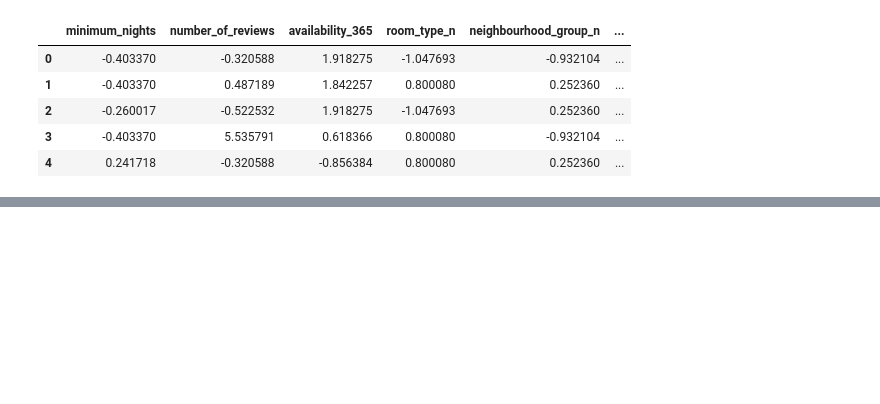
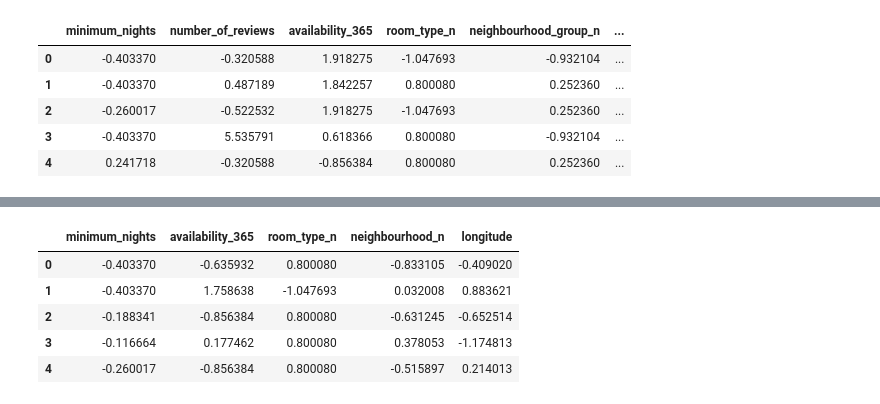
Before and after one commit to JLizon/JLL_machine-learning-python-template, a Jupyter notebook: src/explore.ipynb, the cells around one changed output, grey strips where cells are left out. Drawn from its saved outputs; the diff is of its cells as text; code cells hidden in the pictures; blank space fills up the shorter version.

```diff
--- a/src/explore.ipynb
+++ b/src/explore.ipynb
@@ -277,0 +273,15 @@ total_data_norm.head()
+# %%
+selection_model = SelectKBest(f_classif, k = 5)
+selection_model.fit(X_train, y_train)
+ix = selection_model.get_support()
+X_train_sel = pd.DataFrame(selection_model.transform(X_train), columns = X_train.columns.values[ix])
+X_test_sel = pd.DataFrame(selection_model.transform(X_test), columns = X_test.columns.values[ix])
+
+X_train_sel.head()
+# %% [output]
+|  | minimum_nights | availability_365 | room_type_n | neighbourhood_n | longitude |
+| 0 | -0.403370 | -0.635932 | 0.800080 | -0.833105 | -0.409020 |
+| 1 | -0.403370 | 1.758638 | -1.047693 | 0.032008 | 0.883621 |
+| 2 | -0.188341 | -0.856384 | 0.800080 | -0.631245 | -0.652514 |
+| 3 | -0.116664 | 0.177462 | 0.800080 | 0.378053 | -1.174813 |
+| 4 | -0.260017 | -0.856384 | 0.800080 | -0.515897 | 0.214013 |
```
Also changed, not shown: parts of 5 cells of this notebook, 2 other files.
